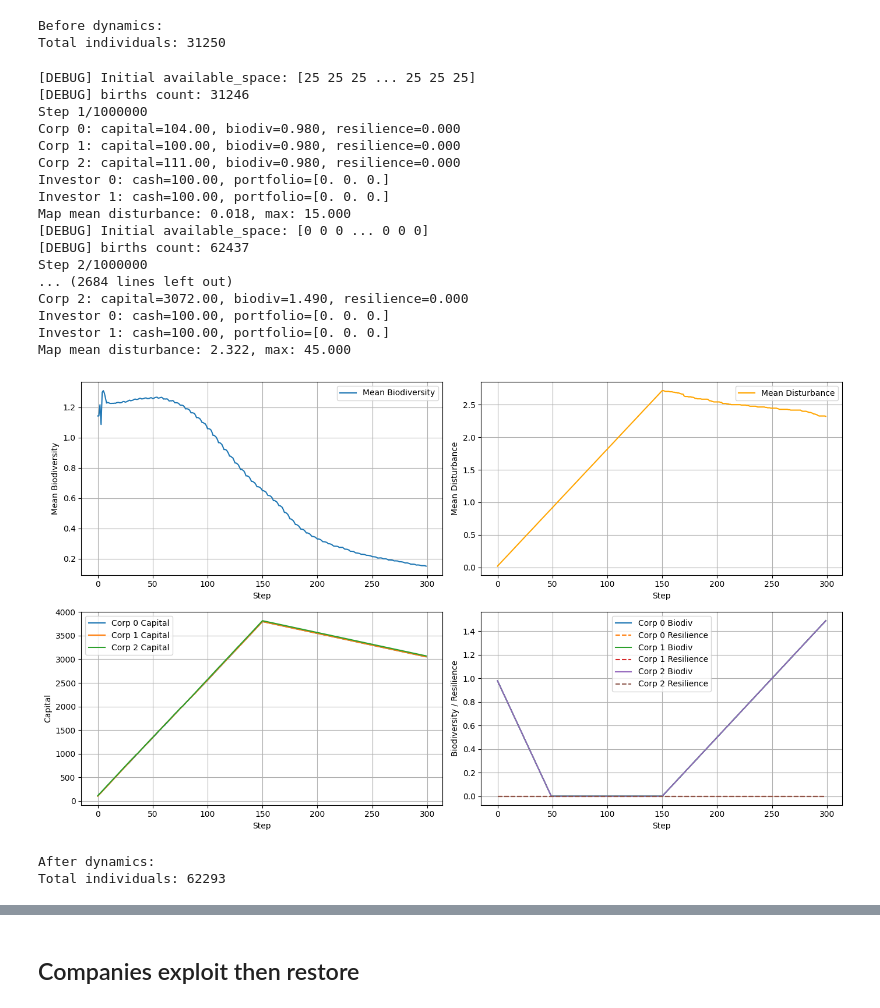
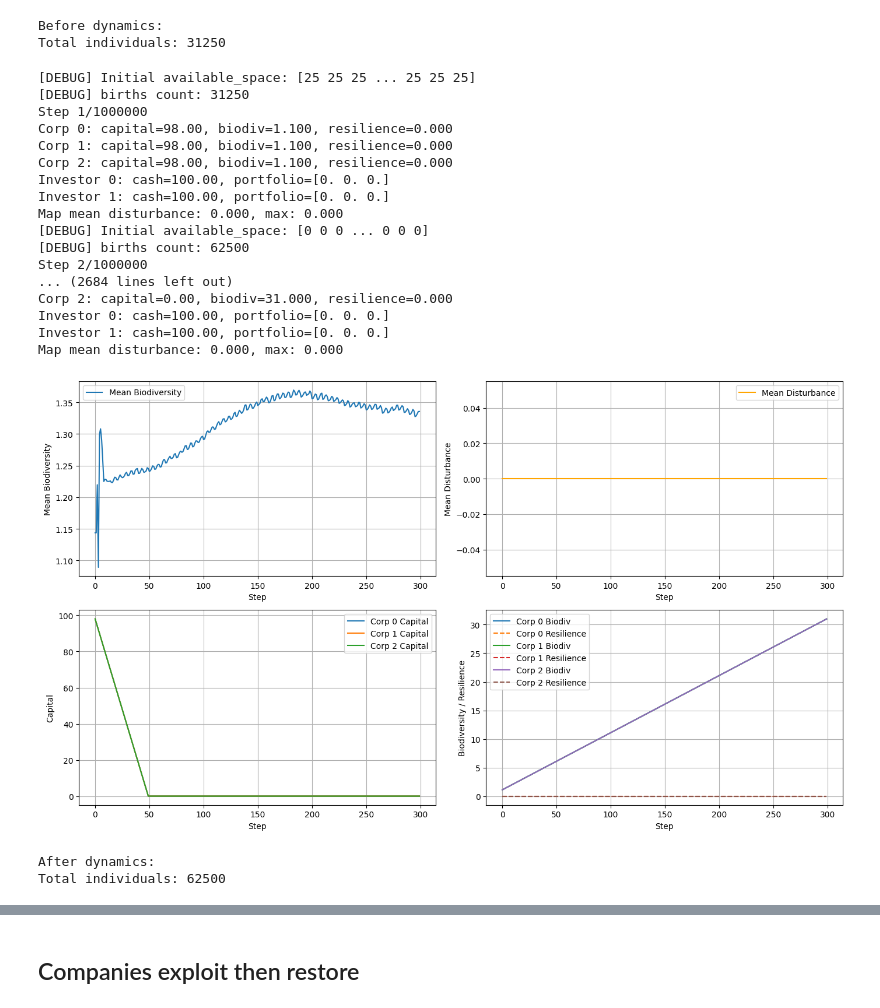
Before and after one commit to OliverW331/MARBIC, a Jupyter notebook: demo_cell.ipynb, the cells around one changed output, grey strips where cells are left out. Cells and saved outputs as stored; diff of their text form; code cells hidden in the pictures.

```diff
--- a/demo_cell.ipynb
+++ b/demo_cell.ipynb
@@ -721,16 +744,10 @@ corp_resilience_history = [[] for _ in range(env.n_corporations)]
 for t in range(steps):
     actions = {}
     for aid in env.corp_ids:
-        if t <= steps // 2:
-            actions[aid] = {
-                "action_type": 1,  # 1代表EXPLOIT
-                "cell": np.random.randint(env.n_cells)
-            }
-        else:
-            actions[aid] = {
-                "action_type": 2,  # 2代表RESTORE
-                "cell": np.random.randint(env.n_cells)
-            }
+        actions[aid] = {
+            "action_type": 3,  # 3代表EXPLOIT
+            "cell": np.random.randint(env.n_cells)
+        }
     for aid in env.inv_ids:
         actions[aid] = {"action_type": 0, "weights": np.zeros(env.n_corporations)}  # 投资者不行动
     obs, rewards, dones, infos = env.step(actions)
@@ -763,42 +780,42 @@ plt.grid(True)
 
 plt.subplot(2,2,3)
 for i in range(env.n_corporations):
     plt.plot(corp_capital_history[i], label=f"Corp {i} Capital")
 plt.xlabel("Step")
 plt.ylabel("Capital")
 plt.legend()
 plt.grid(True)
 
 plt.subplot(2,2,4)
 for i in range(env.n_corporations):
     plt.plot(corp_biodiv_history[i], label=f"Corp {i} Biodiv")
     plt.plot(corp_resilience_history[i], '--', label=f"Corp {i} Resilience")
 plt.xlabel("Step")
 plt.ylabel("Biodiversity / Resilience")
 plt.legend()
 plt.grid(True)
 
 plt.tight_layout()
 plt.show()
 # %% [output]
 [DEBUG] Initial available_space: [25 25 25 ... 25 25 25]
-[DEBUG] births count: 31246
+[DEBUG] births count: 31250
 Step 1/1000000
-Corp 0: capital=104.00, biodiv=0.980, resilience=0.000
-Corp 1: capital=100.00, biodiv=0.980, resilience=0.000
-Corp 2: capital=111.00, biodiv=0.980, resilience=0.000
+Corp 0: capital=98.00, biodiv=1.100, resilience=0.000
+Corp 1: capital=98.00, biodiv=1.100, resilience=0.000
+Corp 2: capital=98.00, biodiv=1.100, resilience=0.000
 Investor 0: cash=100.00, portfolio=[0. 0. 0.]
 Investor 1: cash=100.00, portfolio=[0. 0. 0.]
-Map mean disturbance: 0.018, max: 15.000
+Map mean disturbance: 0.000, max: 0.000
 [DEBUG] Initial available_space: [0 0 0 ... 0 0 0]
-[DEBUG] births count: 62437
+[DEBUG] births count: 62500
 Step 2/1000000
 ... (2684 lines left out)
-Corp 2: capital=3072.00, biodiv=1.490, resilience=0.000
+Corp 2: capital=0.00, biodiv=31.000, resilience=0.000
 Investor 0: cash=100.00, portfolio=[0. 0. 0.]
 Investor 1: cash=100.00, portfolio=[0. 0. 0.]
-Map mean disturbance: 2.322, max: 45.000
+Map mean disturbance: 0.000, max: 0.000
-[figure, old version]
+[figure, new version]
 # %%
 print("\nAfter dynamics:")
 #check total number of individuals after dynamics
@@ -806,5 +823,5 @@ sum_after = sum(cell.n_individuals for cell in env.list_cells)
 print(f"Total individuals: {sum_after}")
 # %% [output]
 After dynamics:
-Total individuals: 62293
+Total individuals: 62500
 # %%
```
Also changed, not shown: parts of 28 cells of this notebook, 4 other files.
